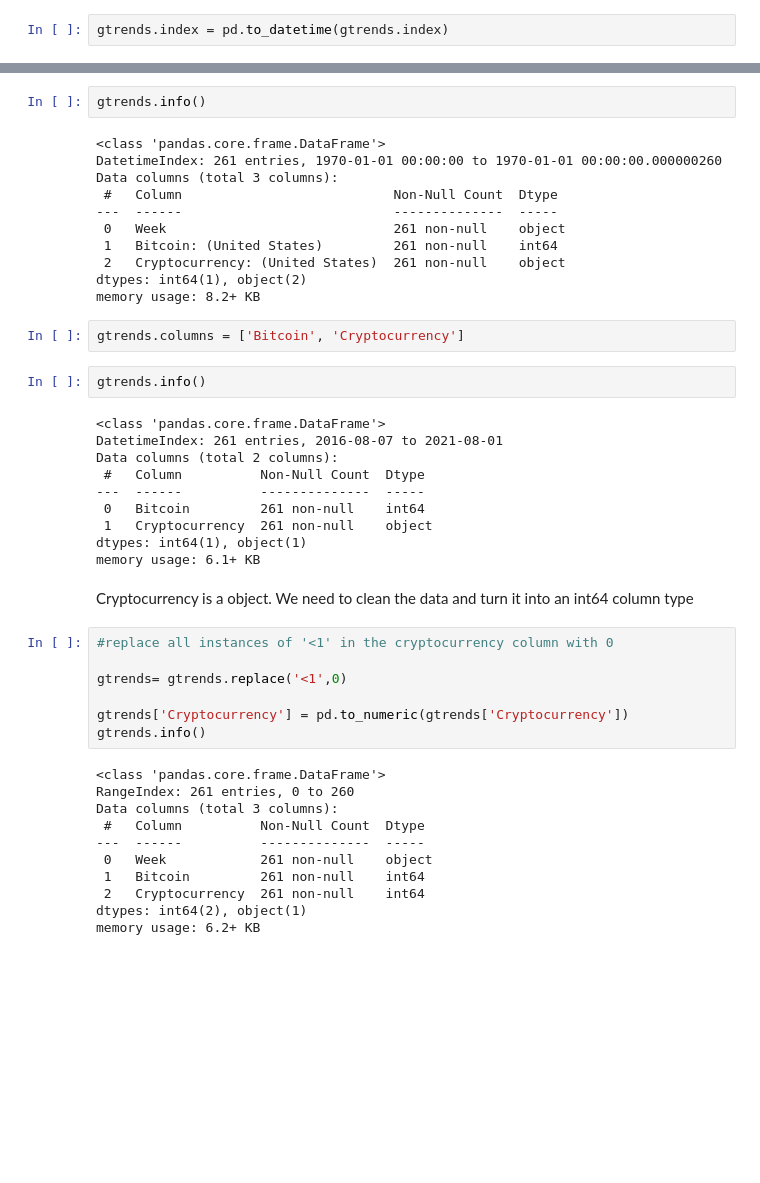
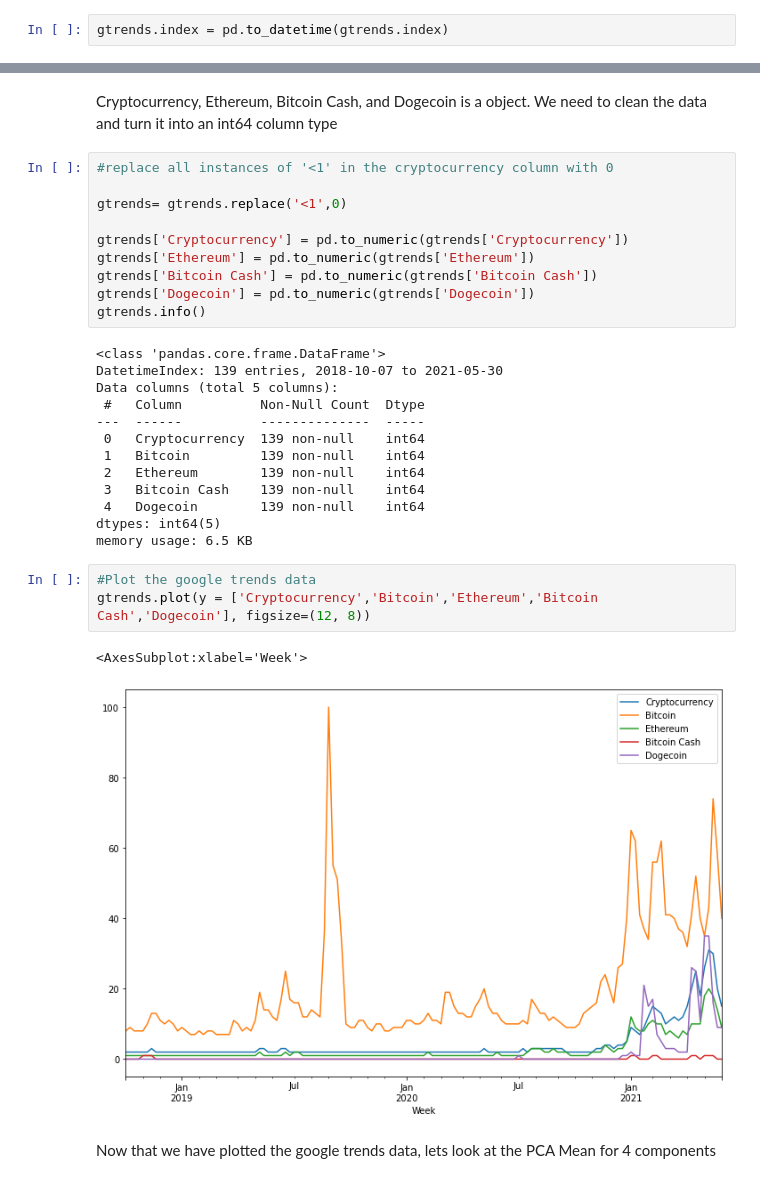
Before and after one commit to kenneykwan/Springboard, a Jupyter notebook: Capstone2-CCI30Index/Capstone 2 - Preprocessing and Training.ipynb, the cells around one changed output, grey strips where cells are left out. Drawn from its saved outputs; the diff is of its cells as text; blank space fills up the shorter version.

```diff
--- a/Capstone2-CCI30Index/Capstone 2 - Preprocessing and Training.ipynb
+++ b/Capstone2-CCI30Index/Capstone 2 - Preprocessing and Training.ipynb
@@ -38,47 +54,33 @@ gtrends
-# %%
-gtrends.info()
-# %% [output]
-<class 'pandas.core.frame.DataFrame'>
-DatetimeIndex: 261 entries, 1970-01-01 00:00:00 to 1970-01-01 00:00:00.000000260
-Data columns (total 3 columns):
- #   Column                           Non-Null Count  Dtype
----  ------                           --------------  -----
- 0   Week                             261 non-null    object
- 1   Bitcoin: (United States)         261 non-null    int64
- 2   Cryptocurrency: (United States)  261 non-null    object
-dtypes: int64(1), object(2)
-memory usage: 8.2+ KB
-# %%
-gtrends.columns = ['Bitcoin', 'Cryptocurrency']
-# %%
-gtrends.info()
-# %% [output]
-<class 'pandas.core.frame.DataFrame'>
-DatetimeIndex: 261 entries, 2016-08-07 to 2021-08-01
-Data columns (total 2 columns):
- #   Column          Non-Null Count  Dtype
----  ------          --------------  -----
- 0   Bitcoin         261 non-null    int64
- 1   Cryptocurrency  261 non-null    object
-dtypes: int64(1), object(1)
-memory usage: 6.1+ KB
 # %% [markdown]
-Cryptocurrency is a object. We need to clean the data and turn it into an int64 column type
+Cryptocurrency, Ethereum, Bitcoin Cash, and Dogecoin is a object. We need to clean the data and turn it into an int64 column type
 # %%
 #replace all instances of '<1' in the cryptocurrency column with 0
 
 gtrends= gtrends.replace('<1',0)
 
 gtrends['Cryptocurrency'] = pd.to_numeric(gtrends['Cryptocurrency'])
+gtrends['Ethereum'] = pd.to_numeric(gtrends['Ethereum'])
+gtrends['Bitcoin Cash'] = pd.to_numeric(gtrends['Bitcoin Cash'])
+gtrends['Dogecoin'] = pd.to_numeric(gtrends['Dogecoin'])
 gtrends.info()
 # %% [output]
 <class 'pandas.core.frame.DataFrame'>
-RangeIndex: 261 entries, 0 to 260
-Data columns (total 3 columns):
+DatetimeIndex: 139 entries, 2018-10-07 to 2021-05-30
+Data columns (total 5 columns):
  #   Column          Non-Null Count  Dtype
 ---  ------          --------------  -----
- 0   Week            261 non-null    object
- 1   Bitcoin         261 non-null    int64
- 2   Cryptocurrency  261 non-null    int64
-dtypes: int64(2), object(1)
-memory usage: 6.2+ KB
+ 0   Cryptocurrency  139 non-null    int64
+ 1   Bitcoin         139 non-null    int64
+ 2   Ethereum        139 non-null    int64
+ 3   Bitcoin Cash    139 non-null    int64
+ 4   Dogecoin        139 non-null    int64
+dtypes: int64(5)
+memory usage: 6.5 KB
+# %%
+#Plot the google trends data
+gtrends.plot(y = ['Cryptocurrency','Bitcoin','Ethereum','Bitcoin Cash','Dogecoin'], figsize=(12, 8))
+# %% [output]
+<AxesSubplot:xlabel='Week'>
+[figure, added]
+# %% [markdown]
+Now that we have plotted the google trends data, lets look at the PCA Mean for 4 components
```
Also changed, not shown: parts of 13 cells of this notebook, 4 other files.
